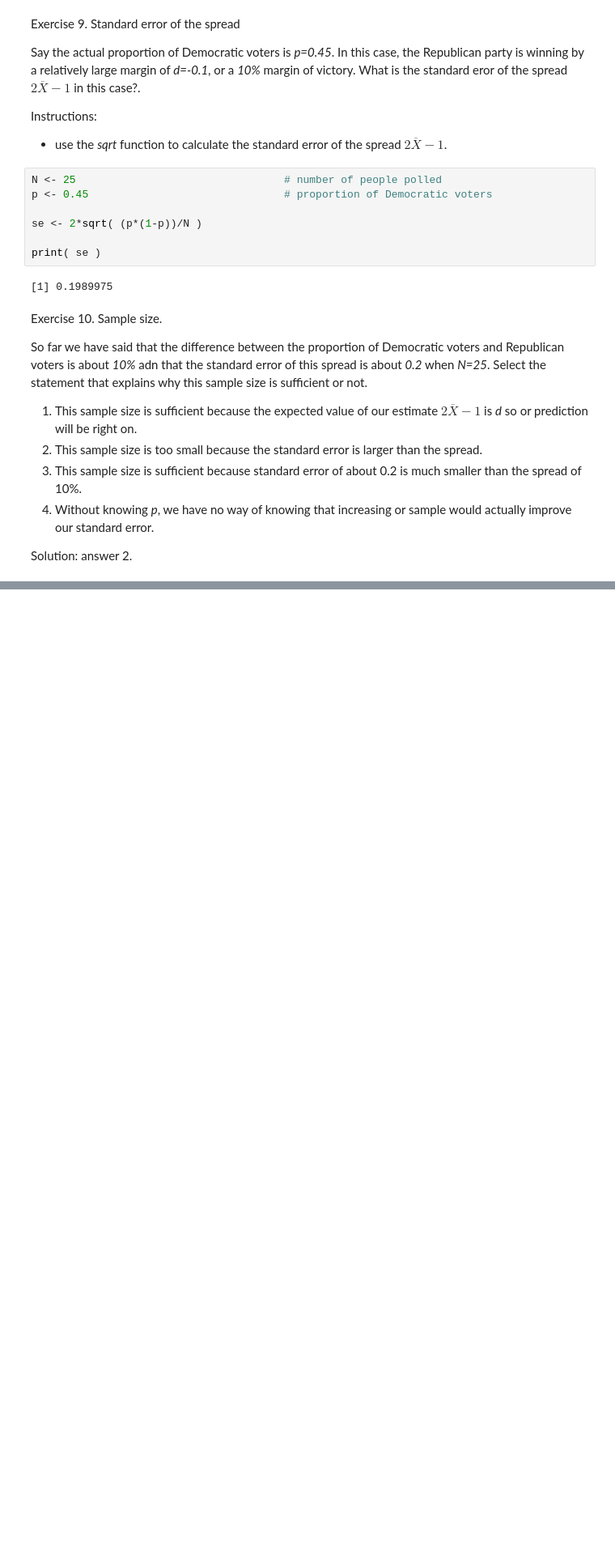
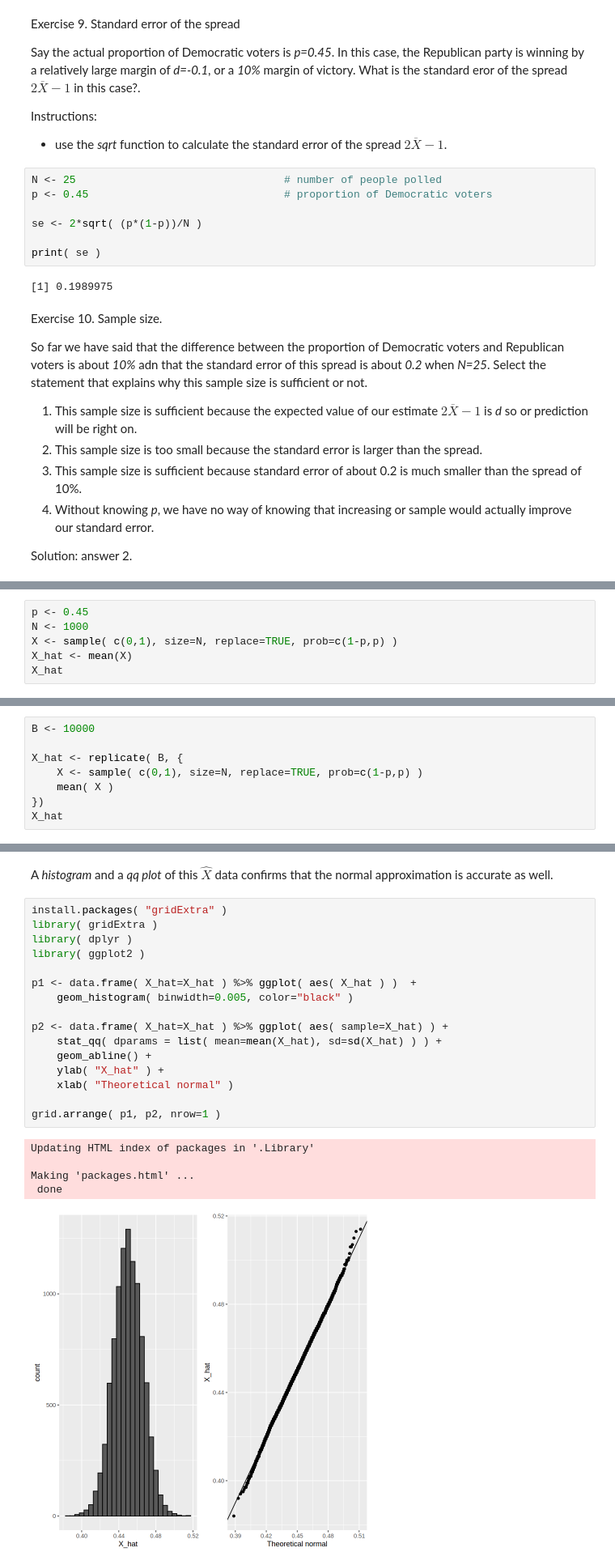
Before and after one commit to benitojpc/data-science-infering-modeling, a Jupyter notebook: Inference-Modeling.ipynb, the cells around one changed output, grey strips where cells are left out. Shown at 81% size. Drawn from its saved outputs; the diff is of its cells as text; blank space fills up the shorter version.

Commit message:
Update Inference Modeling notebook and add new images.

```diff
--- a/Inference-Modeling.ipynb
+++ b/Inference-Modeling.ipynb
@@ -303,0 +472,6 @@ Solution: answer 2.
+# %%
+p <- 0.45
+N <- 1000
+X <- sample( c(0,1), size=N, replace=TRUE, prob=c(1-p,p) )
+X_hat <- mean(X)
+X_hat
@@ -303,0 +482,8 @@ Solution: answer 2.
+# %%
+B <- 10000
+
+X_hat <- replicate( B, {
+    X <- sample( c(0,1), size=N, replace=TRUE, prob=c(1-p,p) )
+    mean( X )
+})
+X_hat
@@ -303,0 +518,24 @@ Solution: answer 2.
+# %% [markdown]
+A *histogram* and a *qq plot* of this $\widehat{X}$ data confirms that the normal approximation is accurate as well.
+# %%
+install.packages( "gridExtra" )
+library( gridExtra )
+library( dplyr )
+library( ggplot2 )
+
+p1 <- data.frame( X_hat=X_hat ) %>% ggplot( aes( X_hat ) )  +
+    geom_histogram( binwidth=0.005, color="black" )
+
+p2 <- data.frame( X_hat=X_hat ) %>% ggplot( aes( sample=X_hat) ) +
+    stat_qq( dparams = list( mean=mean(X_hat), sd=sd(X_hat) ) ) +
+    geom_abline() +
+    ylab( "X_hat" ) +
+    xlab( "Theoretical normal" )
+
+grid.arrange( p1, p2, nrow=1 )
+# %% [output]
+Updating HTML index of packages in '.Library'
+
+Making 'packages.html' ...
+ done
+[figure, added]
```
Also changed, not shown: parts of 35 cells of this notebook, 2 other files.
